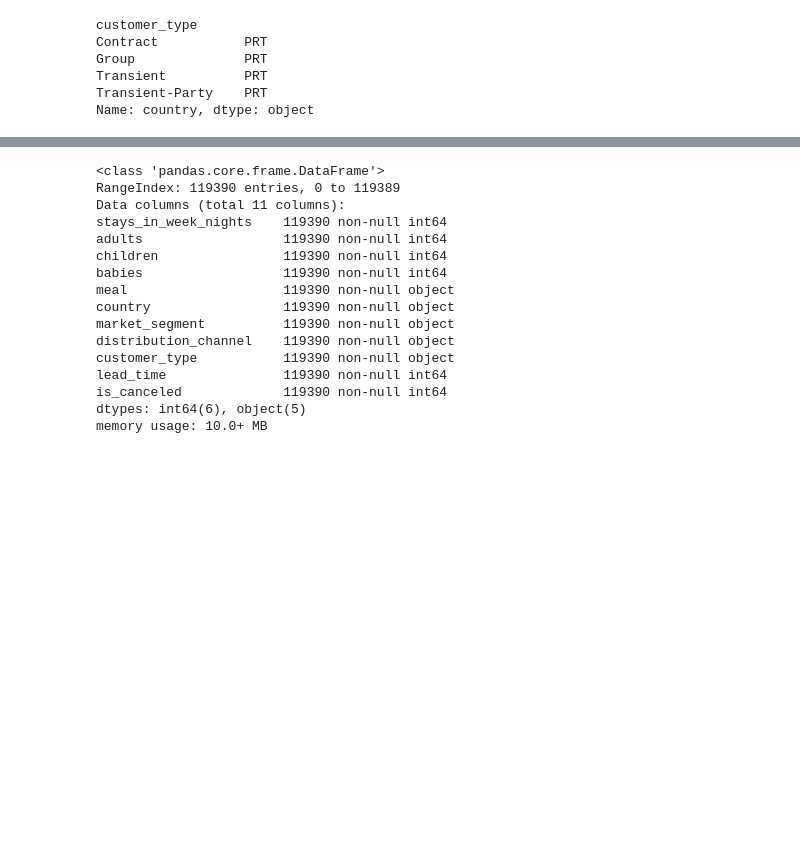
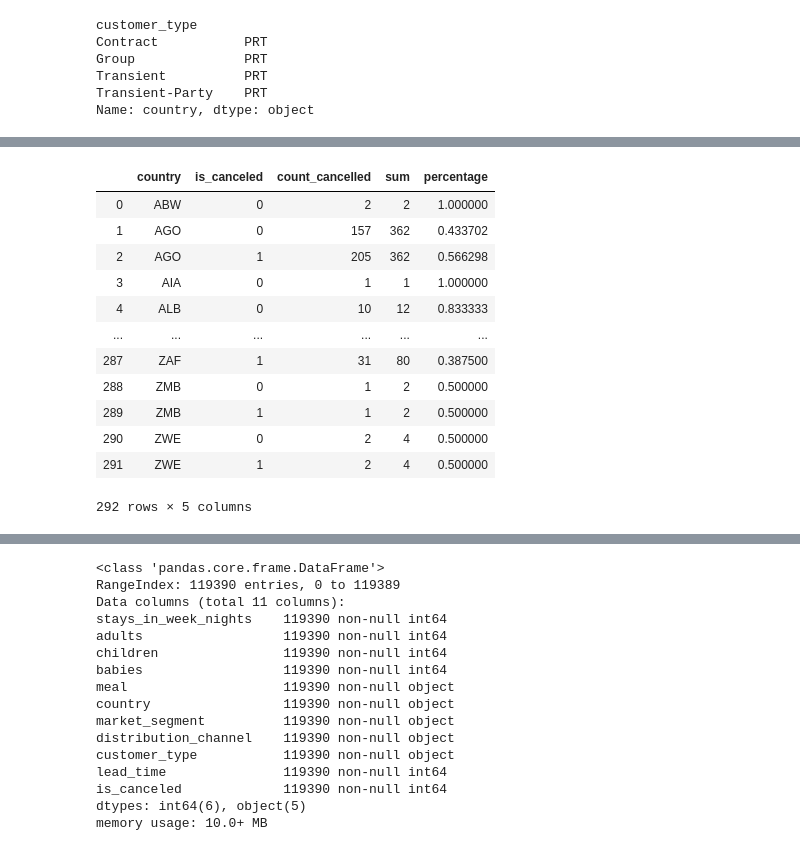
Before and after one commit to tkong1998/hotel-booking-demand, a Jupyter notebook: Vaishu_Code.ipynb, the cells around one changed output, grey strips where cells are left out. Cells and saved outputs as stored; diff of their text form; code cells hidden in the pictures; blank space fills up the shorter version.

```diff
--- a/Vaishu_Code.ipynb
+++ b/Vaishu_Code.ipynb
@@ -139,3 +139,9 @@ hotel["country"] = hotel.groupby("customer_type")['country'].transform(lambda x:
 # %%
 # convert the number of children to int
 hotel['children'] = hotel['children'].astype(int)
+# %%
+# Groupby country and find how many cancelled and not cancelled each country has
+hotelcountrycount = hotel.groupby(['country','is_canceled'])['is_canceled'].size().reset_index(name='count_cancelled')
+# %%
+# hotelcountrysum= hotel.groupby('country')['is_canceled'].agg(pd.Series.sum).reset_index(name='sum')
+hotelcountrysum = hotel.groupby('country')['is_canceled'].count().reset_index(name='sum')
@@ -141,0 +180,3 @@ hotel['children'] = hotel['children'].astype(int)
+# %%
+# left join the sum and count
+countryjoined= hotelcountrycount.merge(hotelcountrysum, on='country', how='left')
@@ -141,0 +199,18 @@ hotel['children'] = hotel['children'].astype(int)
+# %%
+# finding the percentage of each label in a country
+countryjoined['percentage'] = countryjoined.apply(lambda x: x['count_cancelled']/x['sum'], axis=1)
+countryjoined
+# %% [output]
+|  | country | is_canceled | count_cancelled | sum | percentage |
+| 0 | ABW | 0 | 2 | 2 | 1.000000 |
+| 1 | AGO | 0 | 157 | 362 | 0.433702 |
+| 2 | AGO | 1 | 205 | 362 | 0.566298 |
+| 3 | AIA | 0 | 1 | 1 | 1.000000 |
+| 4 | ALB | 0 | 10 | 12 | 0.833333 |
+| ... | ... | ... | ... | ... | ... |
+| 287 | ZAF | 1 | 31 | 80 | 0.387500 |
+| 288 | ZMB | 0 | 1 | 2 | 0.500000 |
+| 289 | ZMB | 1 | 1 | 2 | 0.500000 |
+| 290 | ZWE | 0 | 2 | 4 | 0.500000 |
+| 291 | ZWE | 1 | 2 | 4 | 0.500000 |
+292 rows × 5 columns
```
Also changed, not shown: parts of 13 cells of this notebook.
